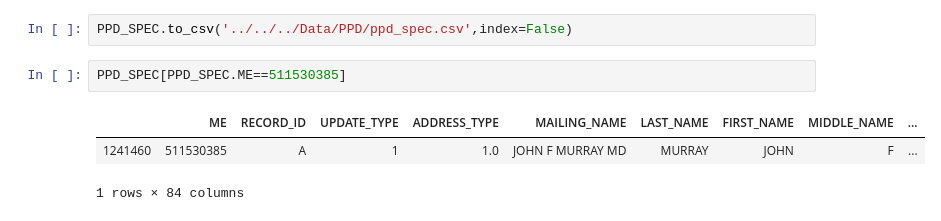
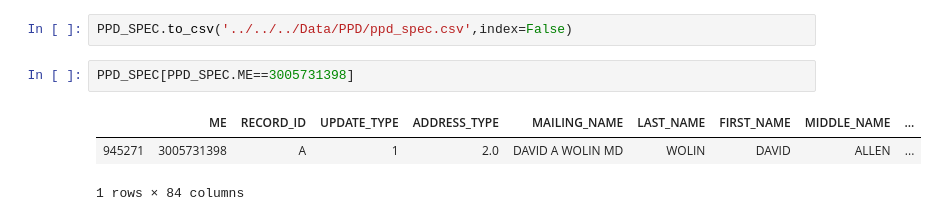
Before and after one commit to AMADataLabs/Core, a Jupyter notebook: Sandbox/Medscape/ME_match.ipynb, the cells around one changed output. Saved outputs shown, nothing was run; the diff lists cells and outputs as text.

```diff
--- a/Sandbox/Medscape/ME_match.ipynb
+++ b/Sandbox/Medscape/ME_match.ipynb
@@ -94,8 +94,8 @@ df[df.ME!='None']
 # %%
 PPD_SPEC.to_csv('../../../Data/PPD/ppd_spec.csv',index=False)
 # %%
-PPD_SPEC[PPD_SPEC.ME==511530385]
+PPD_SPEC[PPD_SPEC.ME==3005731398]
 # %% [output]
 |  | ME | RECORD_ID | UPDATE_TYPE | ADDRESS_TYPE | MAILING_NAME | LAST_NAME | FIRST_NAME | MIDDLE_NAME | ... |
-| 1241460 | 511530385 | A | 1 | 1.0 | JOHN F MURRAY MD | MURRAY | JOHN | F | ... |
+| 945271 | 3005731398 | A | 1 | 2.0 | DAVID A WOLIN MD | WOLIN | DAVID | ALLEN | ... |
 1 rows × 84 columns
```
Also changed, not shown: parts of 18 cells of this notebook, 4 other files.
